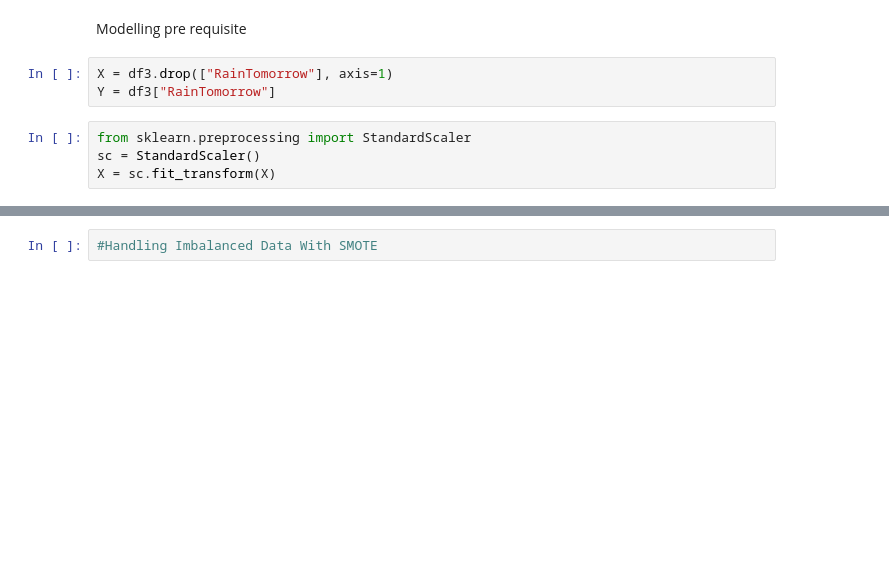
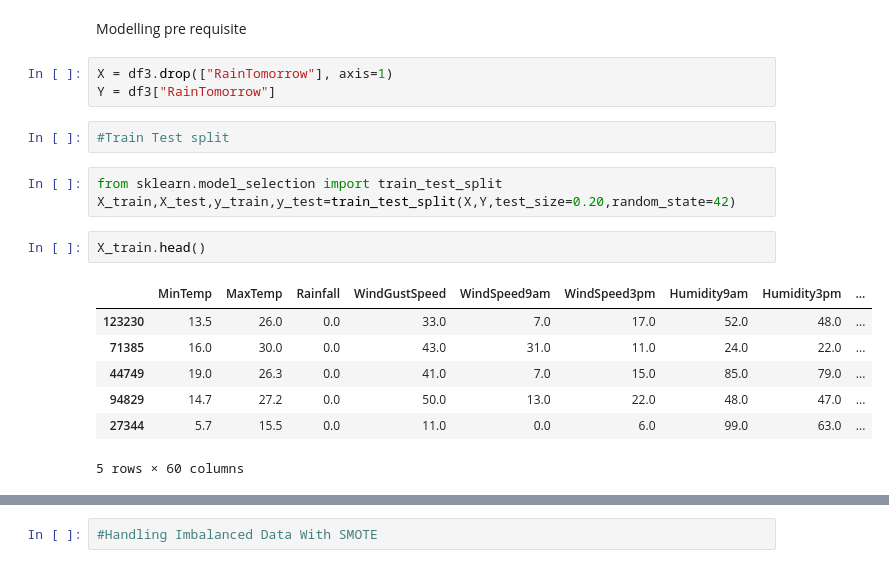
Before and after one commit to AmanSinghal07/PraxisProjects, a Jupyter notebook: Rainfall_Prediction.ipynb, the cells around one changed output, grey strips where cells are left out. Saved outputs shown, nothing was run; the diff lists cells and outputs as text; blank space fills up the shorter version.

```diff
--- a/Rainfall_Prediction.ipynb
+++ b/Rainfall_Prediction.ipynb
@@ -420,7 +420,18 @@ Modelling pre requisite
 # %%
 X = df3.drop(["RainTomorrow"], axis=1)
 Y = df3["RainTomorrow"]
-# %%
-from sklearn.preprocessing import StandardScaler
-sc = StandardScaler()
-X = sc.fit_transform(X)
+# %%
+#Train Test split
+# %%
+from sklearn.model_selection import train_test_split
+X_train,X_test,y_train,y_test=train_test_split(X,Y,test_size=0.20,random_state=42)
+# %%
+X_train.head()
+# %% [output]
+|  | MinTemp | MaxTemp | Rainfall | WindGustSpeed | WindSpeed9am | WindSpeed3pm | Humidity9am | Humidity3pm | ... |
+| 123230 | 13.5 | 26.0 | 0.0 | 33.0 | 7.0 | 17.0 | 52.0 | 48.0 | ... |
+| 71385 | 16.0 | 30.0 | 0.0 | 43.0 | 31.0 | 11.0 | 24.0 | 22.0 | ... |
+| 44749 | 19.0 | 26.3 | 0.0 | 41.0 | 7.0 | 15.0 | 85.0 | 79.0 | ... |
+| 94829 | 14.7 | 27.2 | 0.0 | 50.0 | 13.0 | 22.0 | 48.0 | 47.0 | ... |
+| 27344 | 5.7 | 15.5 | 0.0 | 11.0 | 0.0 | 6.0 | 99.0 | 63.0 | ... |
+5 rows × 60 columns
```
Also changed, not shown: parts of 18 cells of this notebook.
